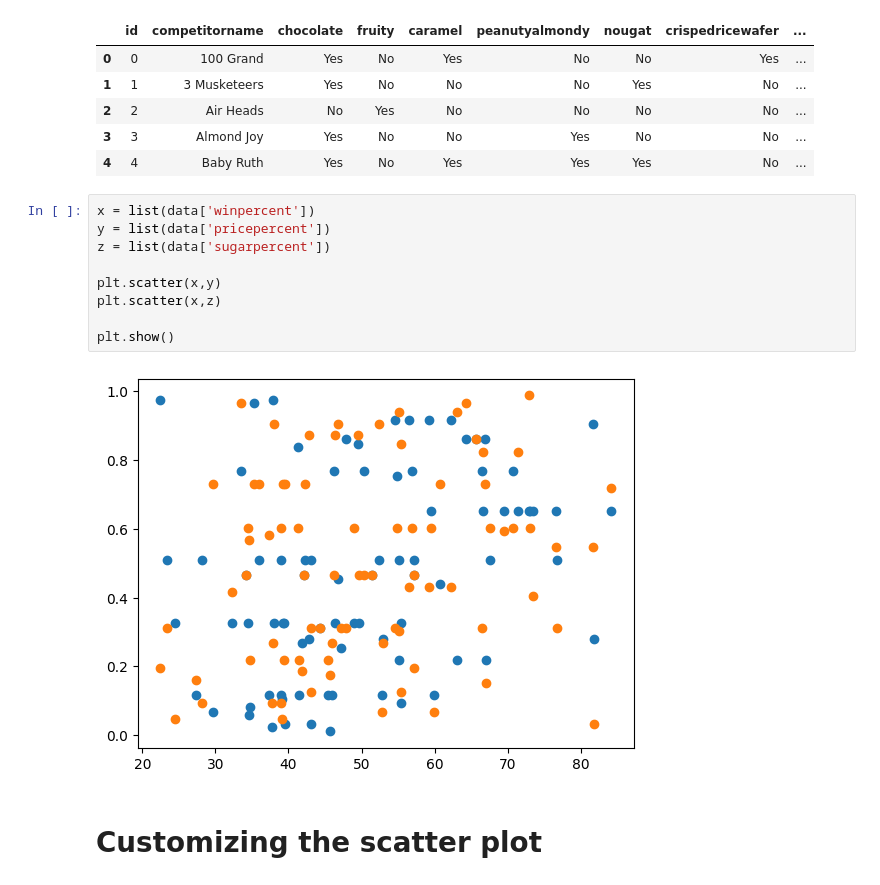
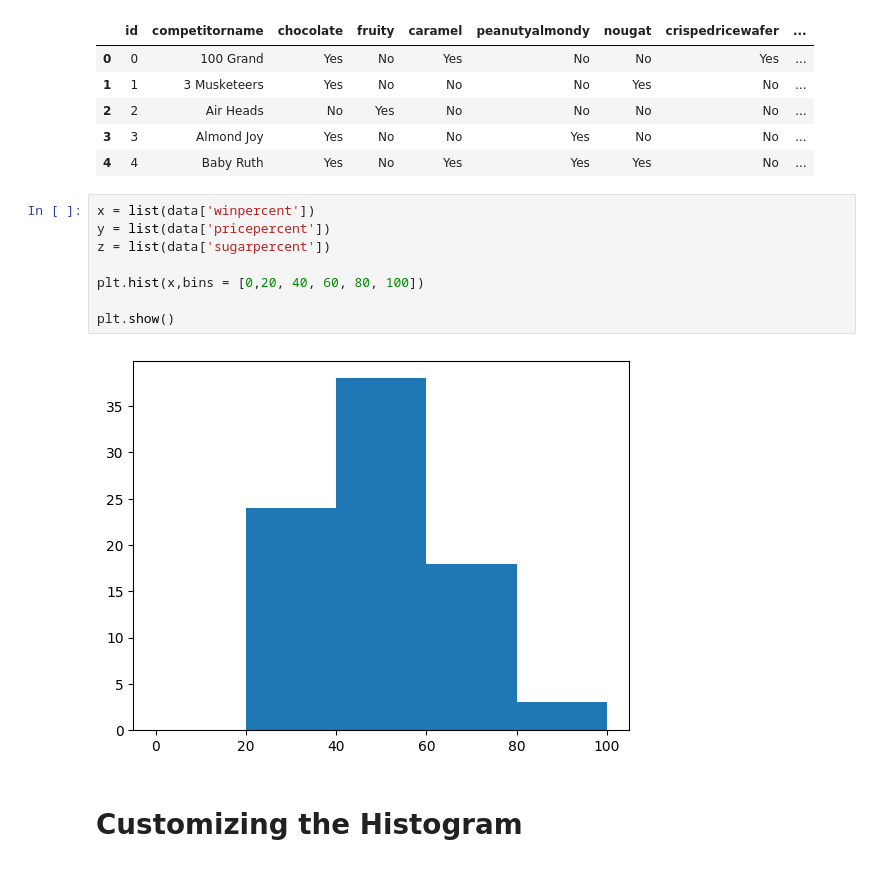
Before and after one commit to arifur30/matplotlib-data-visualization-learning, a Jupyter notebook: creating-scatte-plot-customizing.ipynb, the cells around one changed output. Saved outputs shown, nothing was run; the diff lists cells and outputs as text.

Commit message:
Kaggle Notebook | Creating Histogram & Customizing | Version 1

```diff
--- a/creating-scatte-plot-customizing.ipynb
+++ b/creating-scatte-plot-customizing.ipynb
@@ -21,15 +21,14 @@ data.head()
 # %%
 x = list(data['winpercent'])
 y = list(data['pricepercent'])
 z = list(data['sugarpercent'])
 
-plt.scatter(x,y)
-plt.scatter(x,z)
+plt.hist(x,bins = [0,20, 40, 60, 80, 100])
 
 plt.show()
 # %% [output]
-[figure, old version]
+[figure, new version]
 # %% [markdown]
-# Customizing the scatter plot
+# Customizing the Histogram
 # %%
 x = list(data['winpercent'])
```
Also changed, not shown: parts of 5 cells of this notebook.
